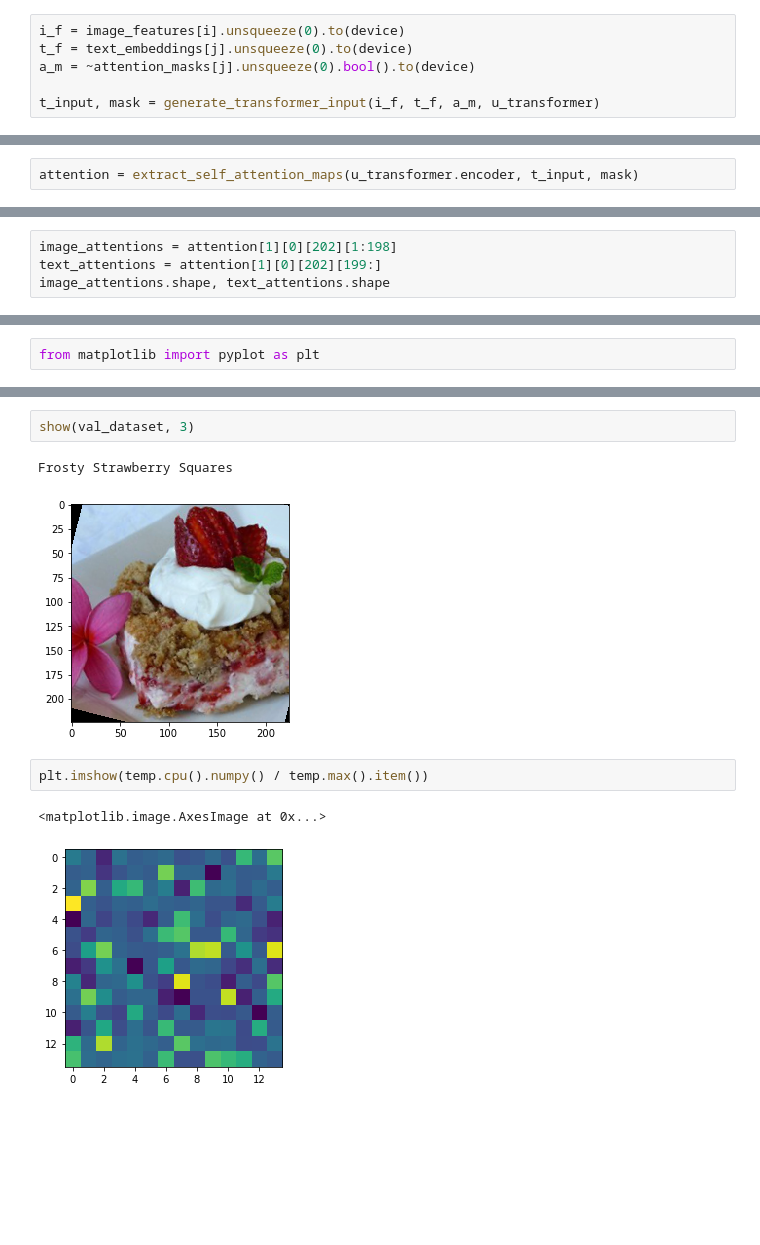
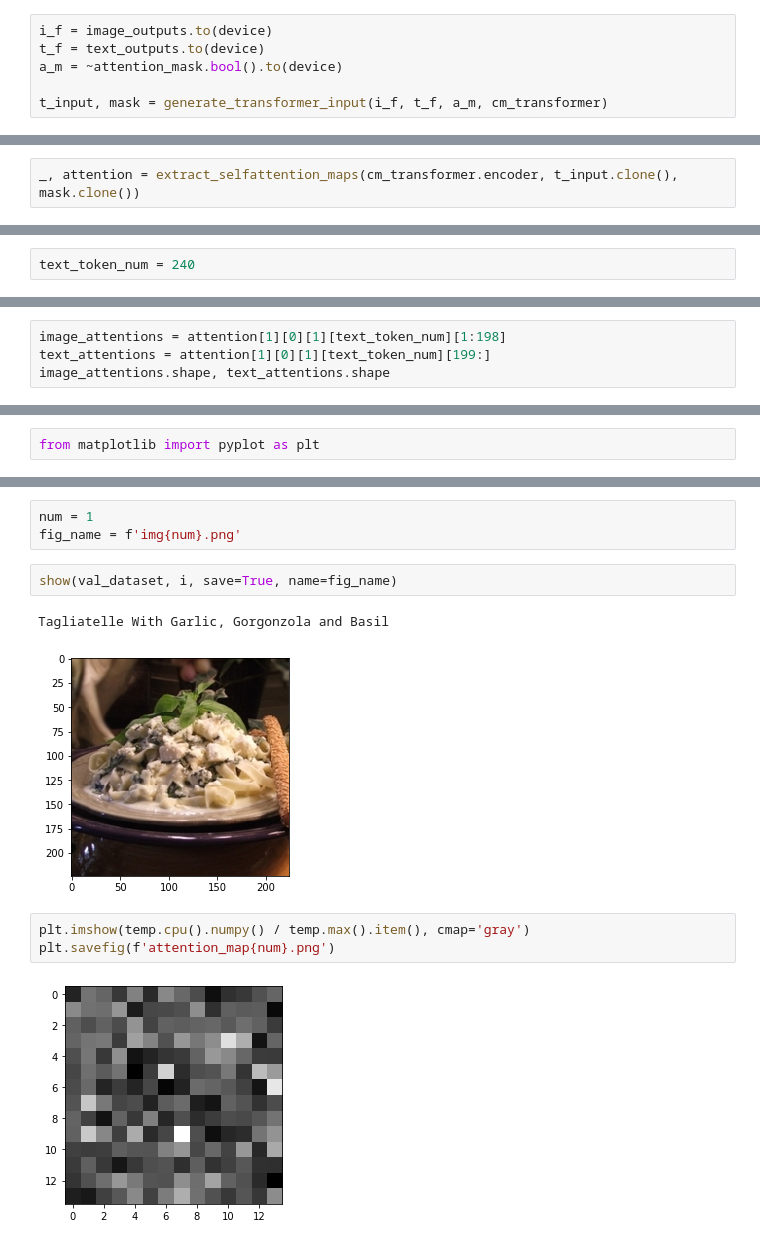
Before and after one commit to Utsav-Patel/Cross-Modal-Representation-Learning, a Jupyter notebook: final_project/attention_maps.ipynb, the cells around one changed output, grey strips where cells are left out. Drawn from its saved outputs; the diff is of its cells as text; blank space fills up the shorter version.

Commit message:
Added file for attention maps

```diff
--- a/final_project/attention_maps.ipynb
+++ b/final_project/attention_maps.ipynb
@@ -87,6 +166,6 @@ j = 3
 # %%
-i_f = image_features[i].unsqueeze(0).to(device)
-t_f = text_embeddings[j].unsqueeze(0).to(device)
-a_m = ~attention_masks[j].unsqueeze(0).bool().to(device)
+i_f = image_outputs.to(device)
+t_f = text_outputs.to(device)
+a_m = ~attention_mask.bool().to(device)
 
-t_input, mask = generate_transformer_input(i_f, t_f, a_m, u_transformer)
+t_input, mask = generate_transformer_input(i_f, t_f, a_m, cm_transformer)
@@ -93,2 +180,2 @@ t_input, mask = generate_transformer_input(i_f, t_f, a_m, u_transformer)
 # %%
-attention = extract_self_attention_maps(u_transformer.encoder, t_input, mask)
+_, attention = extract_selfattention_maps(cm_transformer.encoder, t_input.clone(), mask.clone())
@@ -117 +214,3 @@ tokenizer.convert_ids_to_tokens(text_tokens.input_ids.tolist()[0])[3]
+# %%
+text_token_num = 240
 # %%
@@ -175,5 +246,5 @@ torch.Size([396])
 # %%
-image_attentions = attention[1][0][202][1:198]
-text_attentions = attention[1][0][202][199:]
+image_attentions = attention[1][0][1][text_token_num][1:198]
+text_attentions = attention[1][0][1][text_token_num][199:]
 image_attentions.shape, text_attentions.shape
 # %% [output]
@@ -233,10 +304,13 @@ array([[0.40829608, 0.3166931 , 0.10677969, 0.37367812, 0.30060998,
+# %%
+num = 1
+fig_name = f'img{num}.png'
 # %%
-show(val_dataset, 3)
+show(val_dataset, i, save=True, name=fig_name)
 # %% [output]
-Frosty Strawberry Squares
+Tagliatelle With Garlic, Gorgonzola and Basil
-[figure, old version]
+[figure, new version]
 # %%
-plt.imshow(temp.cpu().numpy() / temp.max().item())
+plt.imshow(temp.cpu().numpy() / temp.max().item(), cmap='gray')
+plt.savefig(f'attention_map{num}.png')
 # %% [output]
-<matplotlib.image.AxesImage at 0x...>
-[figure, old version]
+[figure, new version]
```
Also changed, not shown: parts of 32 cells of this notebook.
